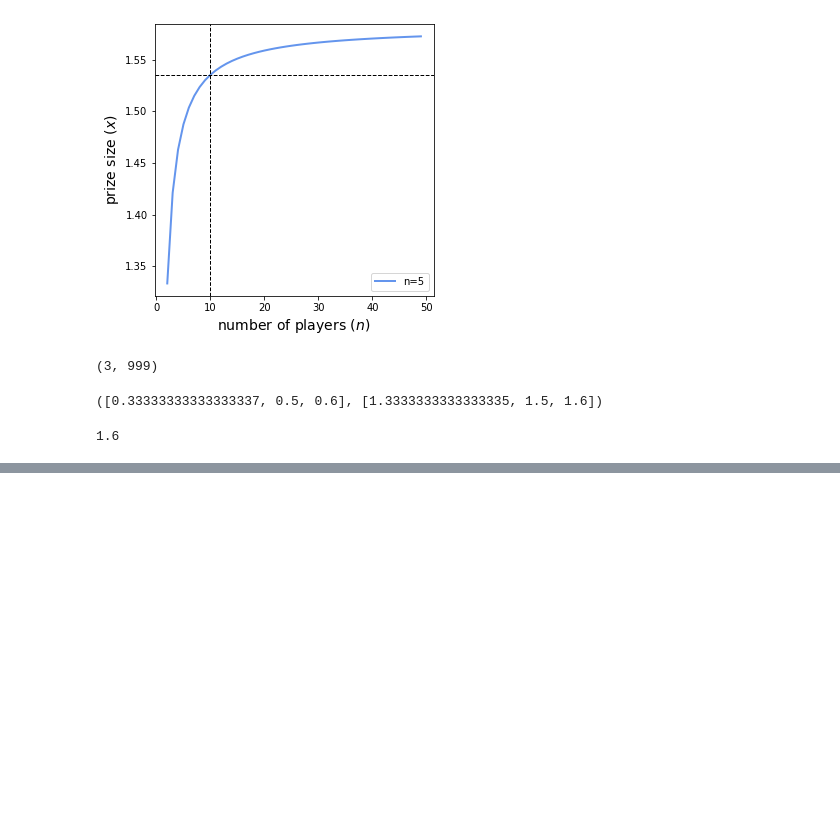
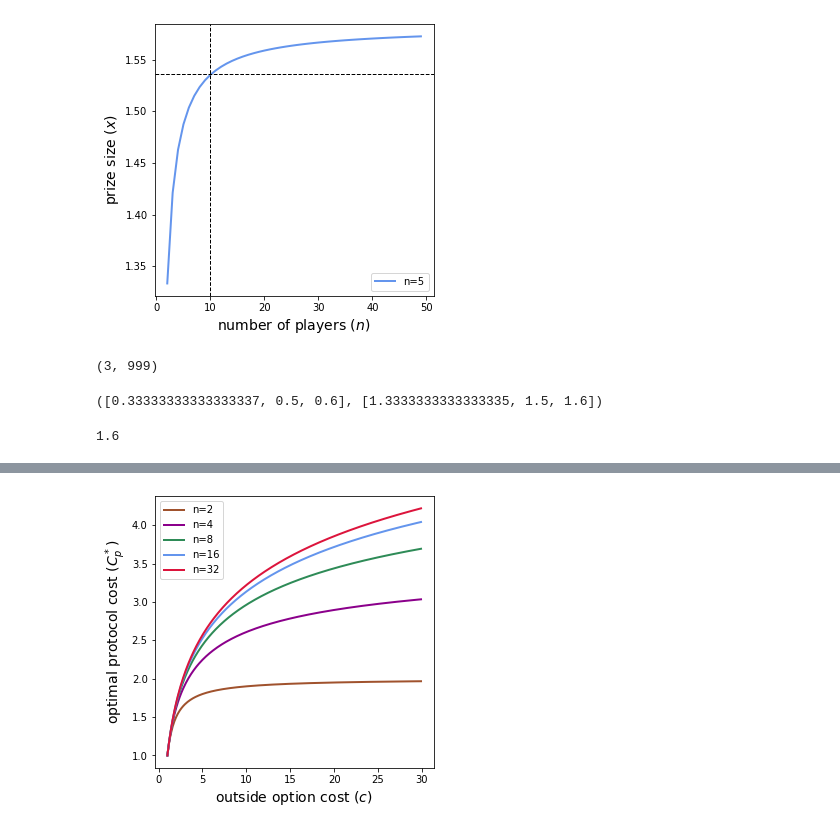
Before and after one commit to michaelneuder/continued-participation, a Jupyter notebook: copar.ipynb, the cells around one changed output, grey strips where cells are left out. Drawn from its saved outputs; the diff is of its cells as text; code cells hidden in the pictures; blank space fills up the shorter version.

```diff
--- a/copar.ipynb
+++ b/copar.ipynb
@@ -152,0 +153,6 @@ plt.show()
+# %%
+def optProtocolCost(n, c):
+    return n - (n-1)*(c**(-1/(n-1)))
+# %%
+ns = [2, 4, 8, 16, 32]
+cs = np.arange(1, 30, 0.1)
@@ -152,0 +168,17 @@ plt.show()
+# %%
+f, ax = plt.subplots(figsize=(5,5))
+
+colors = ['sienna', 'darkmagenta', 'seagreen', 'cornflowerblue', 'crimson']
+for i, n in enumerate(ns):
+    ax.plot(cs, opts[i], linewidth=2, color=colors[i], label='n={}'.format(n))
+
+ax.set_xlabel(r'outside option cost ($c$)', size=14)
+ax.set_ylabel(r'optimal protocol cost ($C_p^*$)', size=14)
+
+# ax.plot(cs, np.log(cs)+1, 'k')
+
+ax.legend()
+plt.savefig('out.png', facecolor='white', dpi=200, bbox_inches='tight')
+plt.show()
+# %% [output]
+[figure, added]
```
Also changed, not shown: parts of 4 cells of this notebook, 1 other file.
